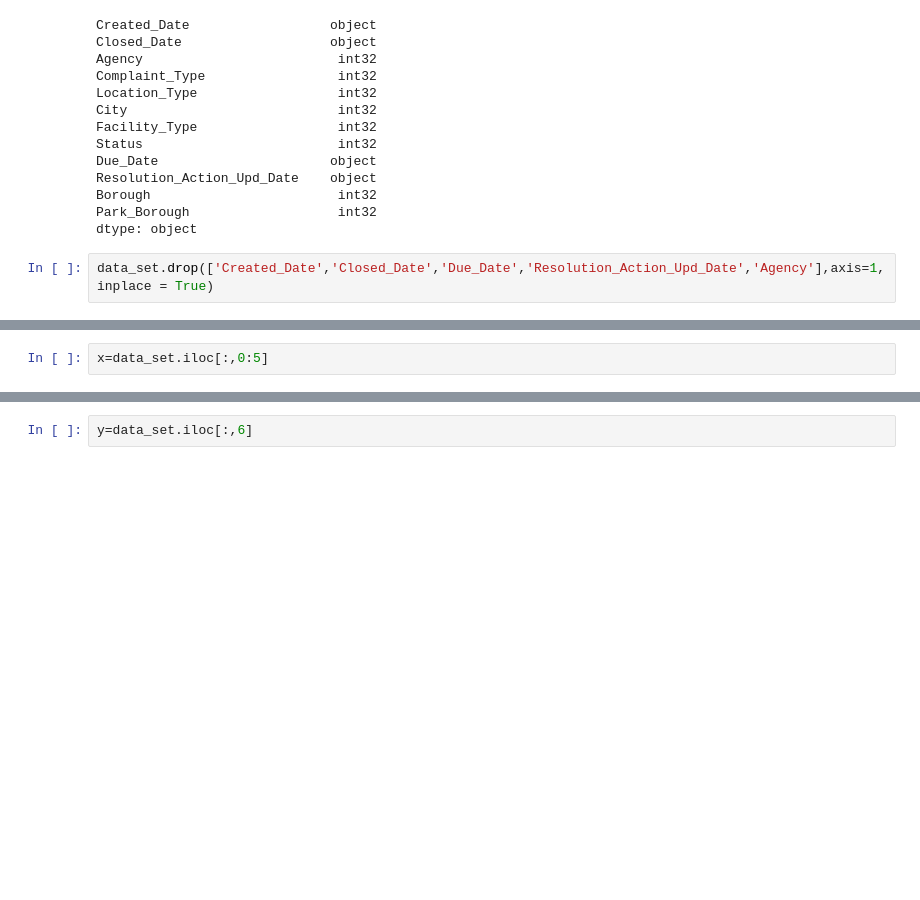
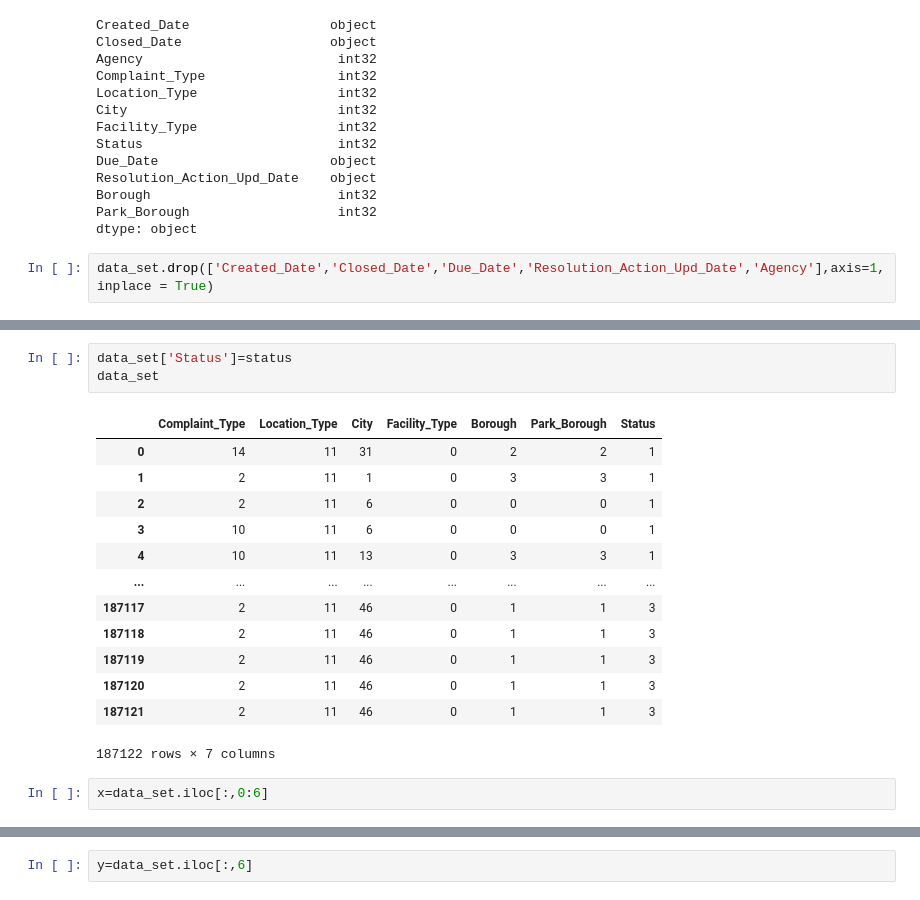
Before and after one commit to Manas2909/DWDM, a Jupyter notebook: testing final.ipynb, the cells around one changed output, grey strips where cells are left out. Saved outputs shown, nothing was run; the diff lists cells and outputs as text; blank space fills up the shorter version.

```diff
--- a/testing final.ipynb
+++ b/testing final.ipynb
@@ -390,5 +439,22 @@ data_set
+# %%
+data_set['Status']=status
+data_set
+# %% [output]
+|  | Complaint_Type | Location_Type | City | Facility_Type | Borough | Park_Borough | Status |
+| 0 | 14 | 11 | 31 | 0 | 2 | 2 | 1 |
+| 1 | 2 | 11 | 1 | 0 | 3 | 3 | 1 |
+| 2 | 2 | 11 | 6 | 0 | 0 | 0 | 1 |
+| 3 | 10 | 11 | 6 | 0 | 0 | 0 | 1 |
+| 4 | 10 | 11 | 13 | 0 | 3 | 3 | 1 |
+| ... | ... | ... | ... | ... | ... | ... | ... |
+| 187117 | 2 | 11 | 46 | 0 | 1 | 1 | 3 |
+| 187118 | 2 | 11 | 46 | 0 | 1 | 1 | 3 |
+| 187119 | 2 | 11 | 46 | 0 | 1 | 1 | 3 |
+| 187120 | 2 | 11 | 46 | 0 | 1 | 1 | 3 |
+| 187121 | 2 | 11 | 46 | 0 | 1 | 1 | 3 |
+187122 rows × 7 columns
 # %%
-x=data_set.iloc[:,0:5]
+x=data_set.iloc[:,0:6]
 # %%
 x
 # %% [output]
```
Also changed, not shown: parts of 18 cells of this notebook.
